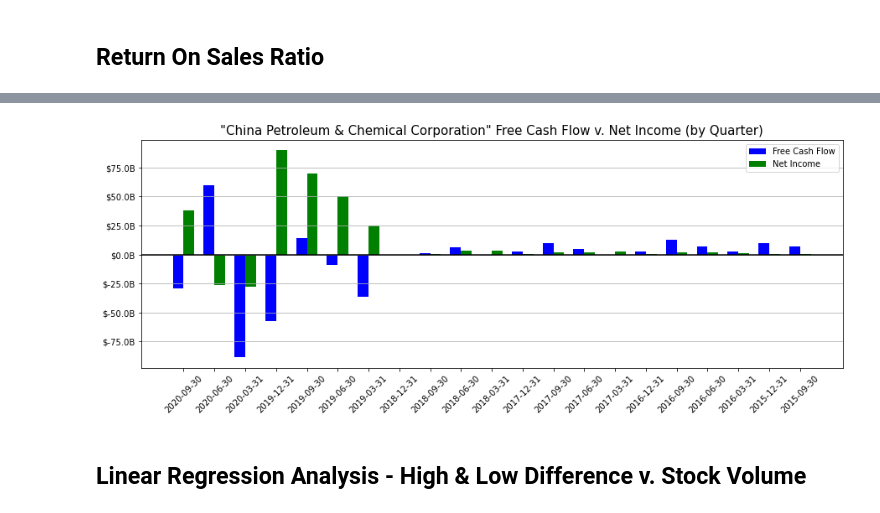
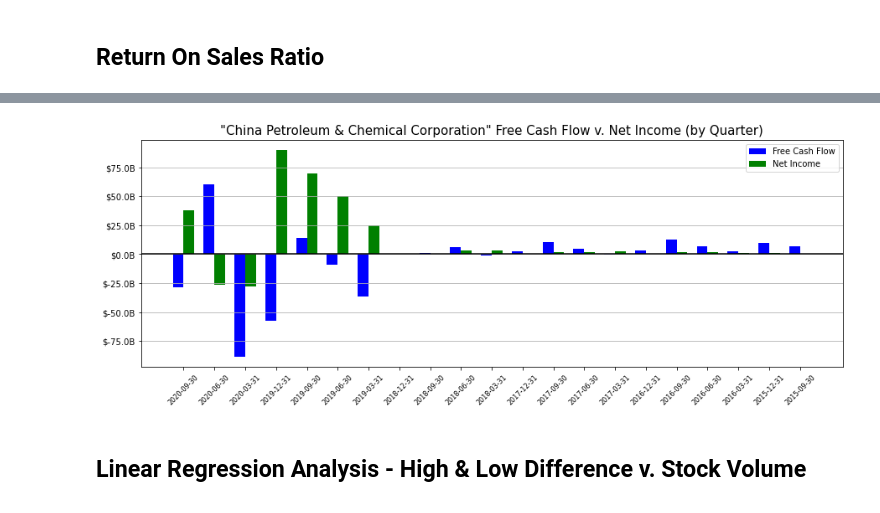
Before and after one commit to nikoelvambuena95/Web-Design-Challenge, a Jupyter notebook: assets/analysis/Company Financial Analysis.ipynb, the cells around one changed output, grey strips where cells are left out. Saved outputs shown, nothing was run; the diff lists cells and outputs as text; code cells hidden in the pictures.

```diff
--- a/assets/analysis/Company Financial Analysis.ipynb
+++ b/assets/analysis/Company Financial Analysis.ipynb
@@ -292,35 +295,36 @@ fcf_quart.columns = ['Free Cash Flow']
 fcf_quart['Fiscal Date Ending'] = cf_quart_report_df.iloc[:, 0]
 fcf_quart['Fiscal Date Ending'] = pd.to_datetime(fcf_quart['Fiscal Date Ending']).dt.date
 fcf_quart['Net Income'] = cf_quart_report_df.iloc[:, 28]
 fcf_quart = fcf_quart[['Fiscal Date Ending', 'Free Cash Flow', 'Net Income']]
 fcf_quart
 
 
 labels = fcf_quart['Fiscal Date Ending']
 fcf = fcf_quart['Free Cash Flow']
 net_inc = fcf_quart['Net Income']
 
 x = np.arange(len(labels))  # the label locations
 width = 0.35  # the width of the bars
 
 def billions(x, pos):
     return '${:1.1f}B'.format(x*1e-9)
 
 fig, ax = plt.subplots(figsize = (15, 5))
 rects1 = ax.bar(x - width/2, fcf, width, label='Free Cash Flow', color='blue')
 rects2 = ax.bar(x + width/2, net_inc, width, label='Net Income', color='green')
 
 # Add some text for labels, title and custom x-axis tick labels, etc.
 ax.axhline(0, color='k')
 ax.set_title(f'"{co_name}" Free Cash Flow v. Net Income (by Quarter)', fontsize = 15)
 ax.set_xticks(x)
-ax.set_xticklabels(labels, rotation= 45)
+ax.set_xticklabels(labels, rotation= 45, fontsize = 8)
 ax.yaxis.set_major_formatter(billions)
 ax.grid(axis = 'y')
 ax.legend()
+plt.savefig(f'../visualizations/{co_name}fcf_netinc_graph.png')
 plt.show()
 # %% [output]
-[figure, old version]
+[figure, new version]
 # %% [markdown]
 ## Linear Regression Analysis - High & Low Difference v. Stock Volume
 # %%
```
Also changed, not shown: parts of 8 cells of this notebook, 4 other files.
